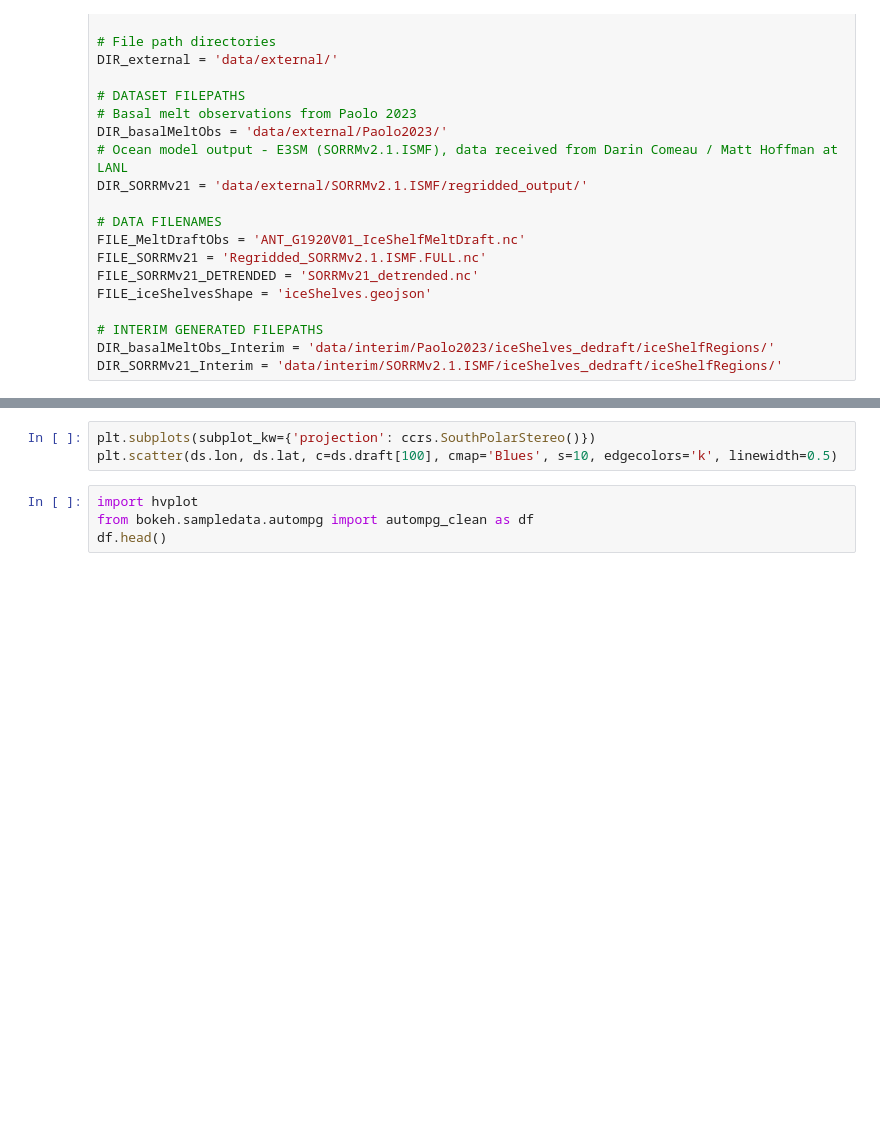
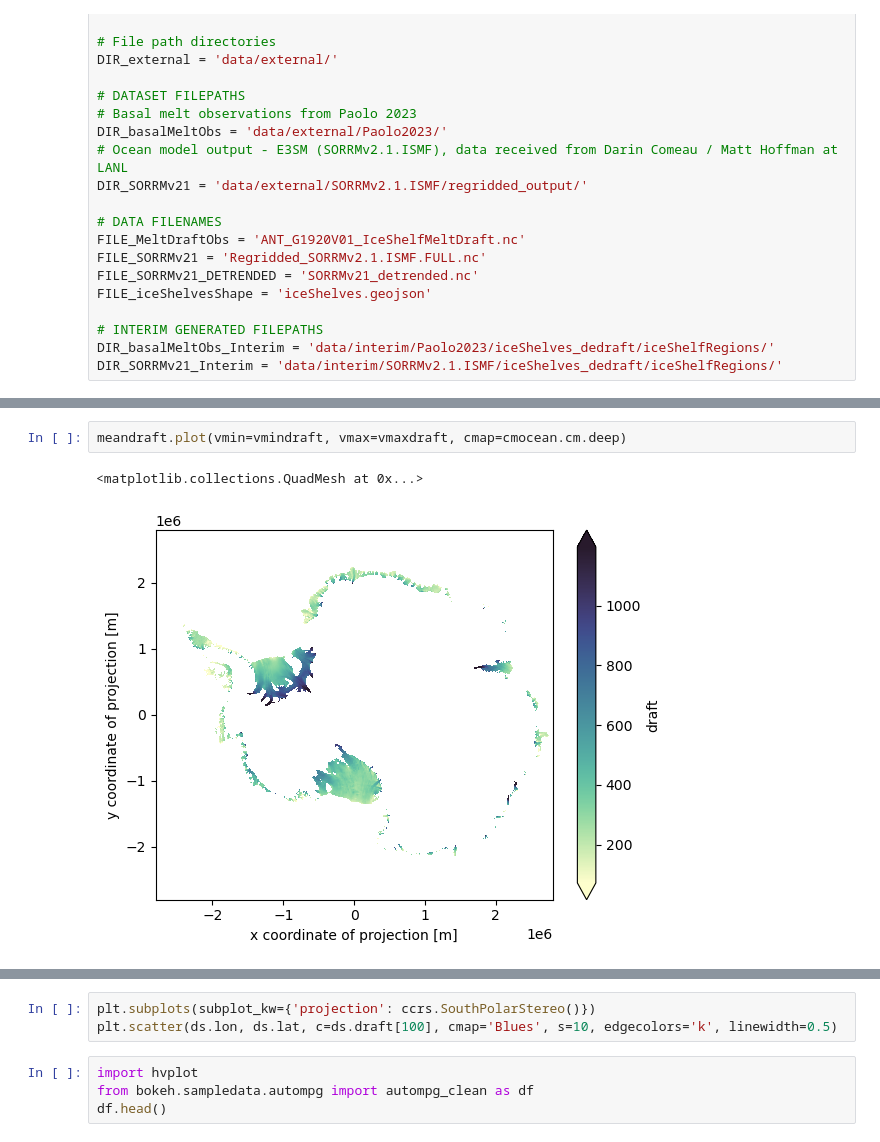
Before and after one commit to mshiv/aislens_emulation, a Jupyter notebook: notebooks/scratch.ipynb, the cells around one changed output, grey strips where cells are left out. Cells and saved outputs as stored; diff of their text form; blank space fills up the shorter version.

```diff
--- a/notebooks/scratch.ipynb
+++ b/notebooks/scratch.ipynb
@@ -69,0 +142,5 @@ ds = ds.rename({"Time":"time"})
+# %%
+meandraft.plot(vmin=vmindraft, vmax=vmaxdraft, cmap=cmocean.cm.deep)
+# %% [output]
+<matplotlib.collections.QuadMesh at 0x...>
+[figure, added]
```
Also changed, not shown: parts of 18 cells of this notebook, 2 other files.
